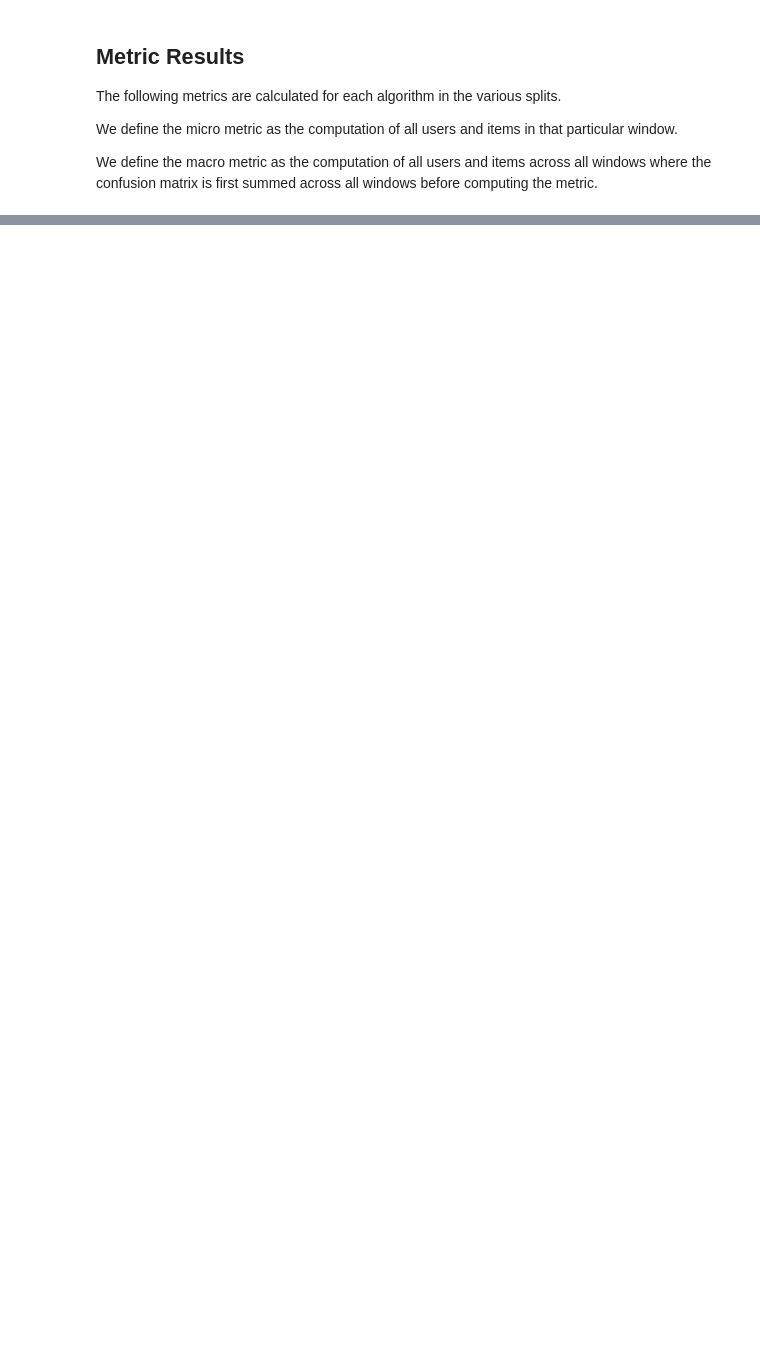
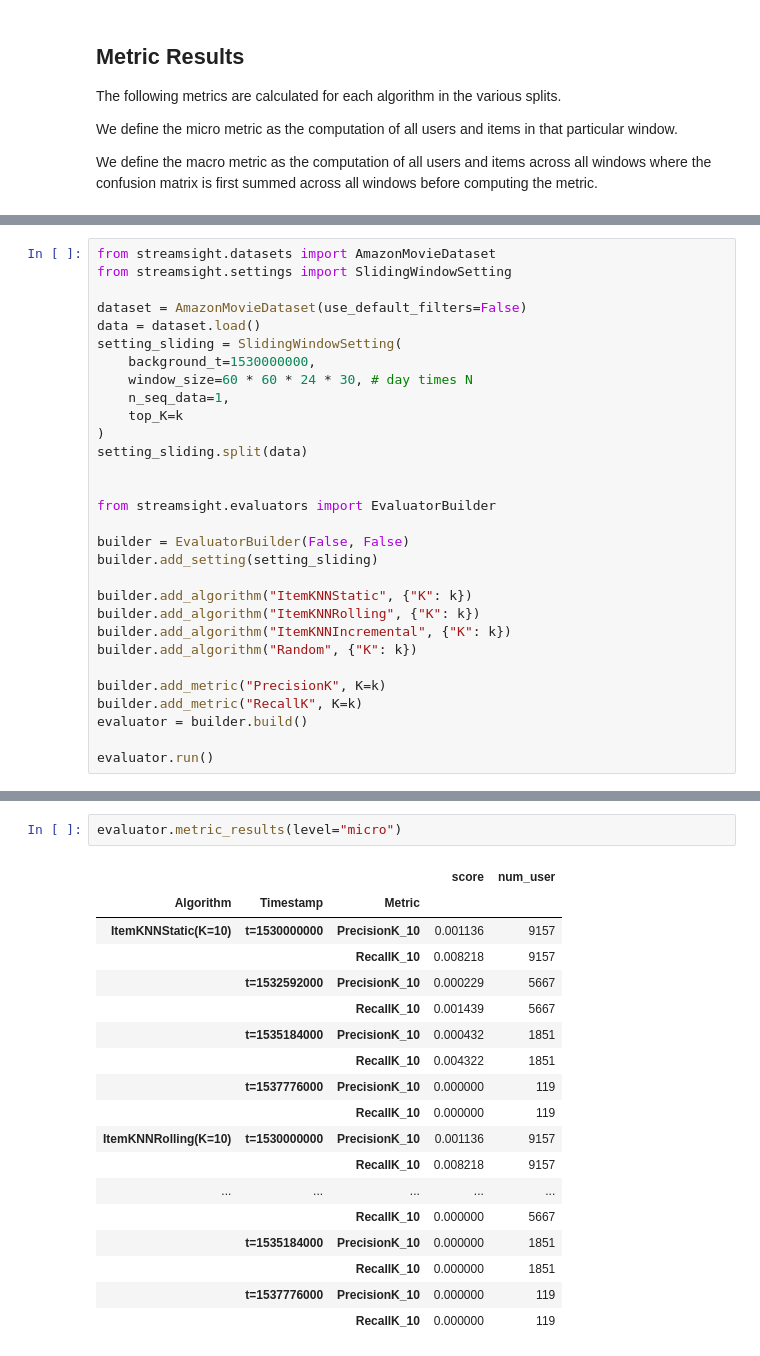
Before and after one commit to HiIAmTzeKean/Streamsight, a Jupyter notebook: examples/demo_pipeline.ipynb, the cells around one changed output, grey strips where cells are left out. Saved outputs shown, nothing was run; the diff lists cells and outputs as text; blank space fills up the shorter version.

```diff
--- a/examples/demo_pipeline.ipynb
+++ b/examples/demo_pipeline.ipynb
@@ -288,0 +168,30 @@ DEBUG    - streamsight.metrics.recall - Recall compute complete - RecallK_10
+# %%
+from streamsight.datasets import AmazonMovieDataset
+from streamsight.settings import SlidingWindowSetting
+
+dataset = AmazonMovieDataset(use_default_filters=False)
+data = dataset.load()
+setting_sliding = SlidingWindowSetting(
+    background_t=1530000000,
+    window_size=60 * 60 * 24 * 30, # day times N
+    n_seq_data=1,
+    top_K=k
+)
+setting_sliding.split(data)
+
+
+from streamsight.evaluators import EvaluatorBuilder
+
+builder = EvaluatorBuilder(False, False)
+builder.add_setting(setting_sliding)
+
+builder.add_algorithm("ItemKNNStatic", {"K": k})
+builder.add_algorithm("ItemKNNRolling", {"K": k})
+builder.add_algorithm("ItemKNNIncremental", {"K": k})
+builder.add_algorithm("Random", {"K": k})
+
+builder.add_metric("PrecisionK", K=k)
+builder.add_metric("RecallK", K=k)
+evaluator = builder.build()
+
+evaluator.run()
@@ -288,0 +239,21 @@ DEBUG    - streamsight.metrics.recall - Recall compute complete - RecallK_10
+# %%
+evaluator.metric_results(level="micro")
+# %% [output]
+|  |  |  | score | num_user |
+| Algorithm | Timestamp | Metric |  |  |
+| ItemKNNStatic(K=10) | t=1530000000 | PrecisionK_10 | 0.001136 | 9157 |
+|  |  | RecallK_10 | 0.008218 | 9157 |
+|  | t=1532592000 | PrecisionK_10 | 0.000229 | 5667 |
+|  |  | RecallK_10 | 0.001439 | 5667 |
+|  | t=1535184000 | PrecisionK_10 | 0.000432 | 1851 |
+|  |  | RecallK_10 | 0.004322 | 1851 |
+|  | t=1537776000 | PrecisionK_10 | 0.000000 | 119 |
+|  |  | RecallK_10 | 0.000000 | 119 |
+| ItemKNNRolling(K=10) | t=1530000000 | PrecisionK_10 | 0.001136 | 9157 |
+|  |  | RecallK_10 | 0.008218 | 9157 |
+| ... | ... | ... | ... | ... |
+|  |  | RecallK_10 | 0.000000 | 5667 |
+|  | t=1535184000 | PrecisionK_10 | 0.000000 | 1851 |
+|  |  | RecallK_10 | 0.000000 | 1851 |
+|  | t=1537776000 | PrecisionK_10 | 0.000000 | 119 |
+|  |  | RecallK_10 | 0.000000 | 119 |
```
Also changed, not shown: parts of 8 cells of this notebook.
